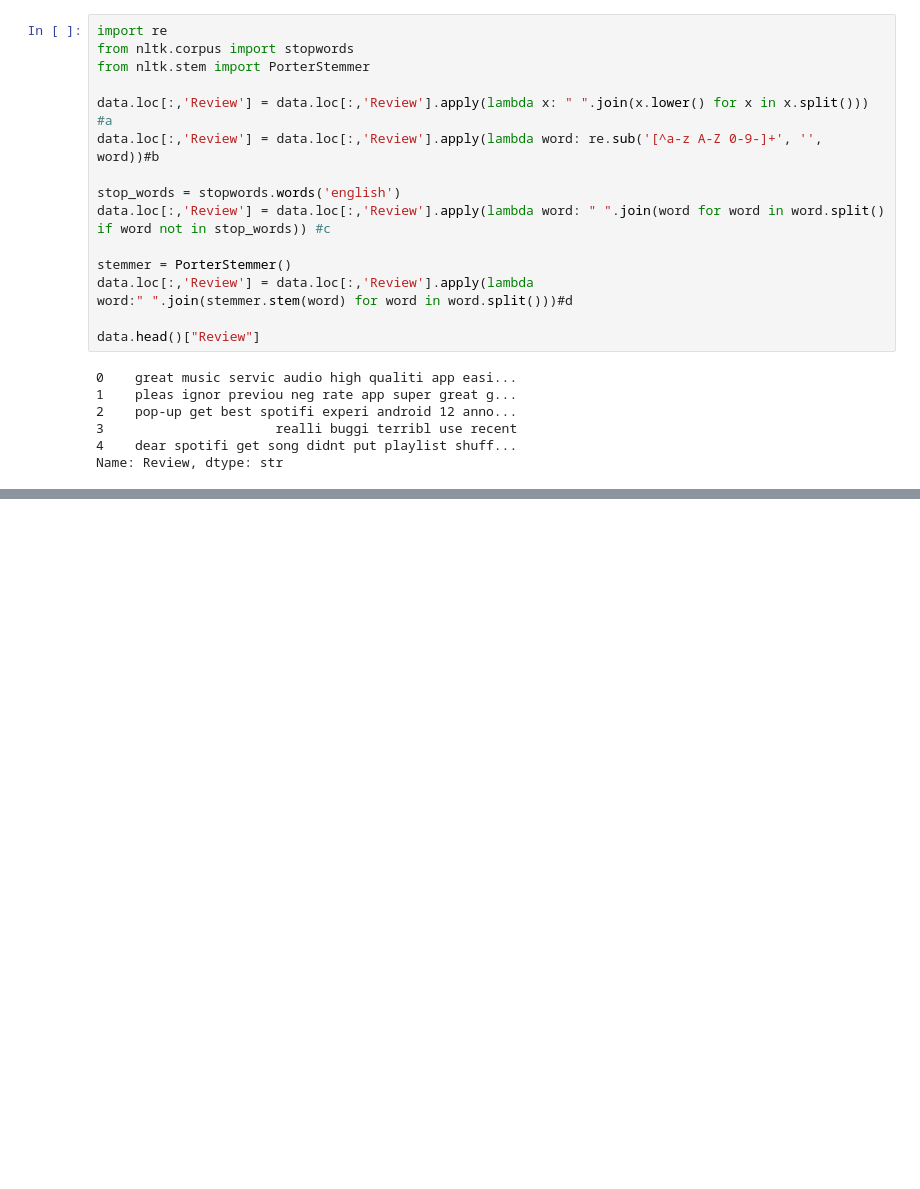
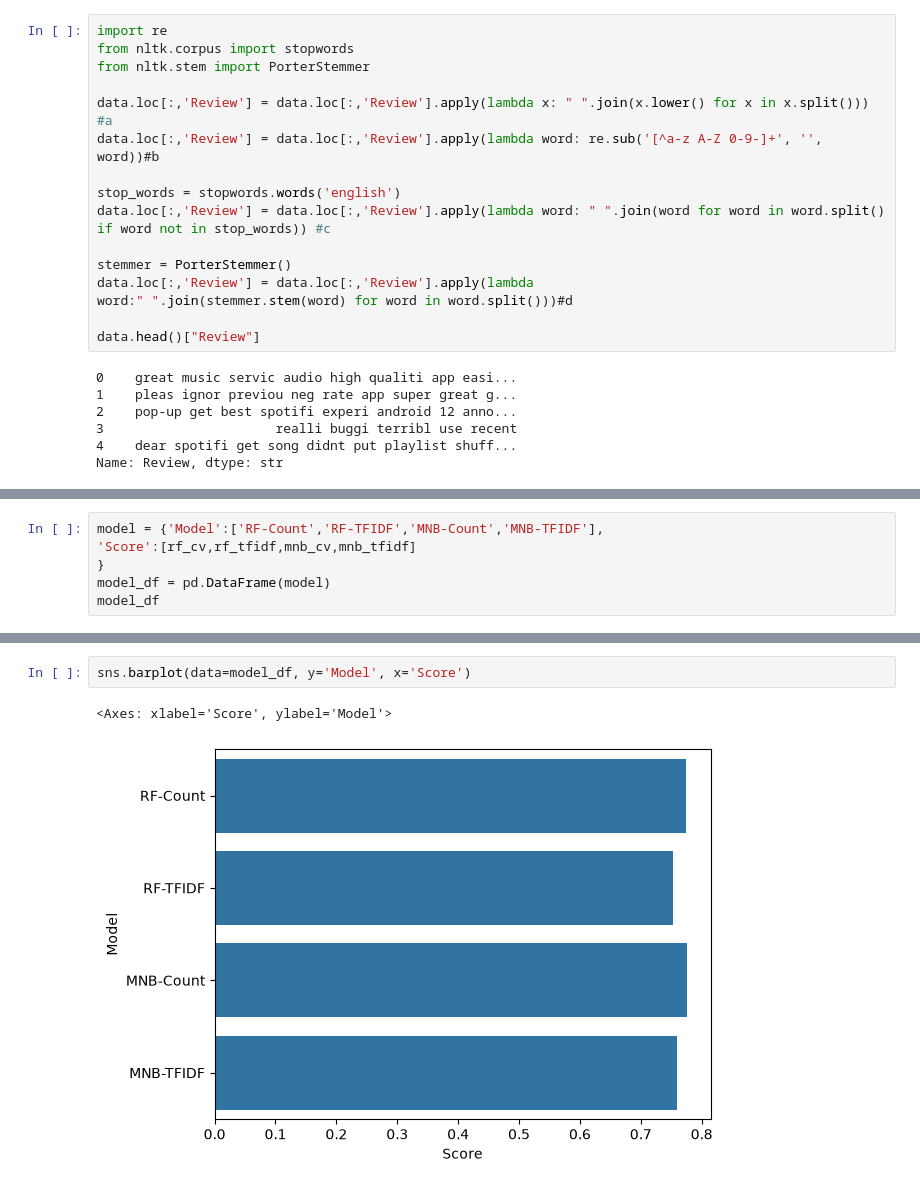
Before and after one commit to nda-268/aidev, a Jupyter notebook: Meeting 26/main.ipynb, the cells around one changed output, grey strips where cells are left out. Saved outputs shown, nothing was run; the diff lists cells and outputs as text; blank space fills up the shorter version.

```diff
--- a/Meeting 26/main.ipynb
+++ b/Meeting 26/main.ipynb
@@ -167,0 +199,6 @@ print(X_train_tfidf)
+# %%
+model = {'Model':['RF-Count','RF-TFIDF','MNB-Count','MNB-TFIDF'],
+'Score':[rf_cv,rf_tfidf,mnb_cv,mnb_tfidf]
+}
+model_df = pd.DataFrame(model)
+model_df
@@ -167,0 +211,5 @@ print(X_train_tfidf)
+# %%
+sns.barplot(data=model_df, y='Model', x='Score')
+# %% [output]
+<Axes: xlabel='Score', ylabel='Model'>
+[figure, added]
```
Also changed, not shown: parts of 20 cells of this notebook, 5 other files.
